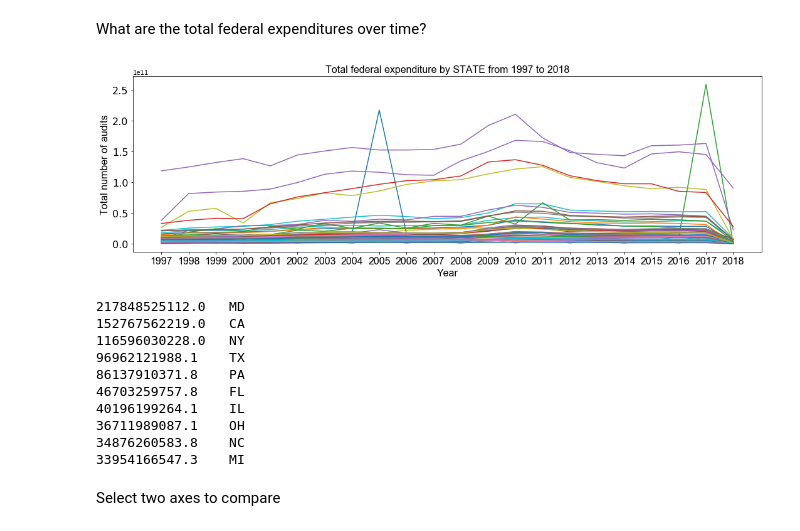
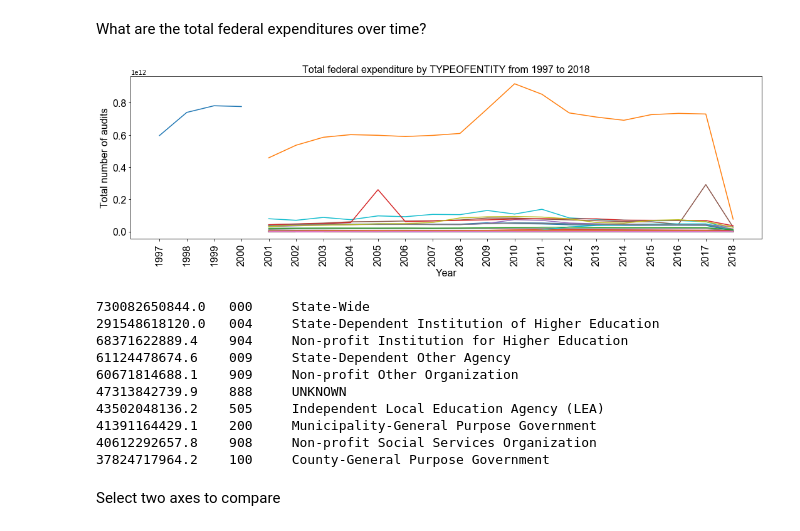
Before and after one commit to ihwang/fac, a Jupyter notebook: general_trends.ipynb, the cells around one changed output. Drawn from its saved outputs; the diff is of its cells as text; code cells hidden in the pictures.

```diff
--- a/general_trends.ipynb
+++ b/general_trends.ipynb
@@ -216,10 +223,10 @@ df_analysis = df_analysis[~df_analysis['STATE'].isin(['AS','MP','FM','PR','GU','
 # %% [markdown]
 Select sortby
 # %%
-# sortby = 'TYPEOFENTITY'
-sortby = 'STATE'
+sortby = 'TYPEOFENTITY'
+# sortby = 'STATE'
 # sortby = 'COGAGENCY'
-# sotrby = 'OVERSIGHTAGENCY'
+# sortby = 'OVERSIGHTAGENCY'
 # %% [markdown]
 Now plot percent of audits by entity type
 # %%
@@ -319,22 +328,24 @@ What are the total federal expenditures over time?
 # %%
 fig, axes = plt.subplots(figsize=(15, 5))
 df_year_sortby_expend = df_analysis.groupby(['AUDITYEAR', sortby])['TOTFEDEXPEND_ADJUSTED'].sum().unstack()
+# df_year_sortby_expend.drop(index=[1997,1998,1999,2000],columns='000', inplace=True)
 year_sortby_expend_plot = df_year_sortby_expend.plot(kind='line', fontsize=16, ax=axes, legend=False)
 year_sortby_expend_plot.set_xlabel('Year', fontsize=16, fontname='Arial')
 year_sortby_expend_plot.set_xticks(df_year_sortby.index)
-year_sortby_expend_plot.set_xticklabels(labels=df_year_sortby.index, fontsize=16, fontname='Arial')
+year_sortby_expend_plot.set_xticklabels(labels=df_year_sortby.index, fontsize=16, fontname='Arial', rotation=90)
 year_sortby_expend_plot.set_ylabel('Total number of audits', fontsize=16, fontname='Arial')
 year_sortby_expend_plot.set_title(
     'Total federal expenditure by %s from %s to %s'
     %(sortby, min(df_analysis['AUDITYEAR']), max(df_analysis['AUDITYEAR'])),
     fontsize=16, fontname='Arial'
 )
+plt.yticks(fontsize=16, fontname='Arial')
 plt.tight_layout()
 plt.show()
 # %% [output]
-[figure, old version]
+[figure, new version]
 # %%
-year = 2005
+year = 2017
 series_sortby = df_year_sortby_expend.loc[year].sort_values(ascending=False).head(10)
 if sortby == 'TYPEOFENTITY':
     for entity in series_sortby.index:
@@ -352,16 +363,16 @@ elif (sortby == 'COGAGENCY') or sortby == ('OVERSIGHTAGENCY'):
         else:
             print(series_sortby.loc[agency], '\t', agency, '\t')
 # %% [output]
-217848525112.0   MD
-152767562219.0   CA
-116596030228.0   NY
-96962121988.1    TX
-86137910371.8    PA
-46703259757.8    FL
-40196199264.1    IL
-36711989087.1    OH
-34876260583.8    NC
-33954166547.3    MI
+730082650844.0   000     State-Wide
+291548618120.0   004     State-Dependent Institution of Higher Education
+68371622889.4    904     Non-profit Institution for Higher Education
+61124478674.6    009     State-Dependent Other Agency
+60671814688.1    909     Non-profit Other Organization
+47313842739.9    888     UNKNOWN
+43502048136.2    505     Independent Local Education Agency (LEA)
+41391164429.1    200     Municipality-General Purpose Government
+40612292657.8    908     Non-profit Social Services Organization
+37824717964.2    100     County-General Purpose Government
 # %% [markdown]
 Select two axes to compare
 # %%
```
Also changed, not shown: parts of 18 cells of this notebook, 3 other files.
